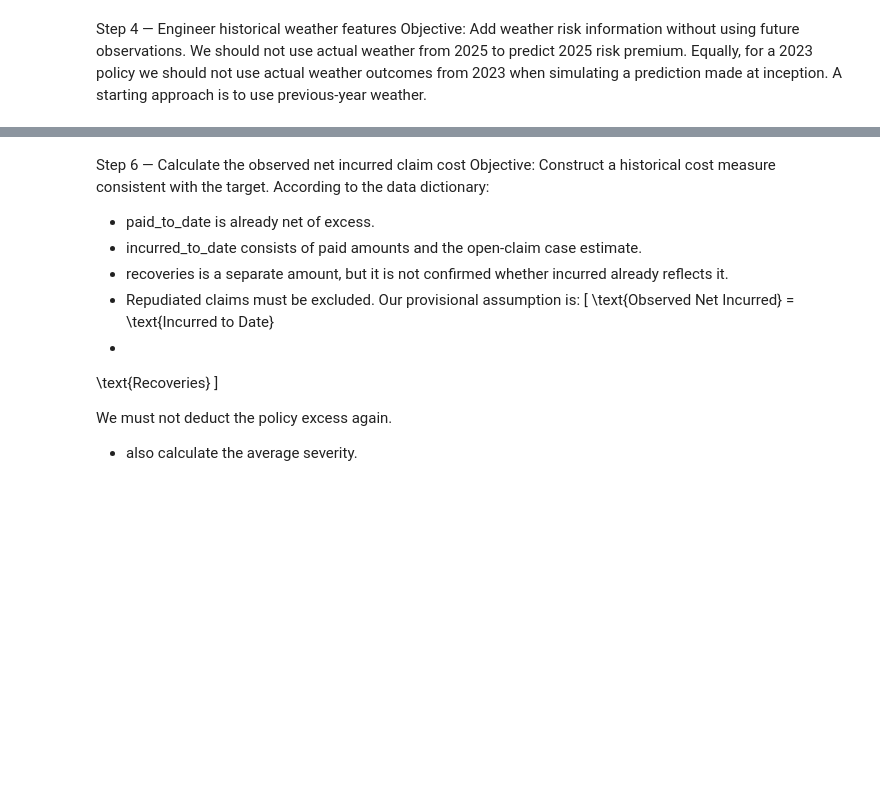
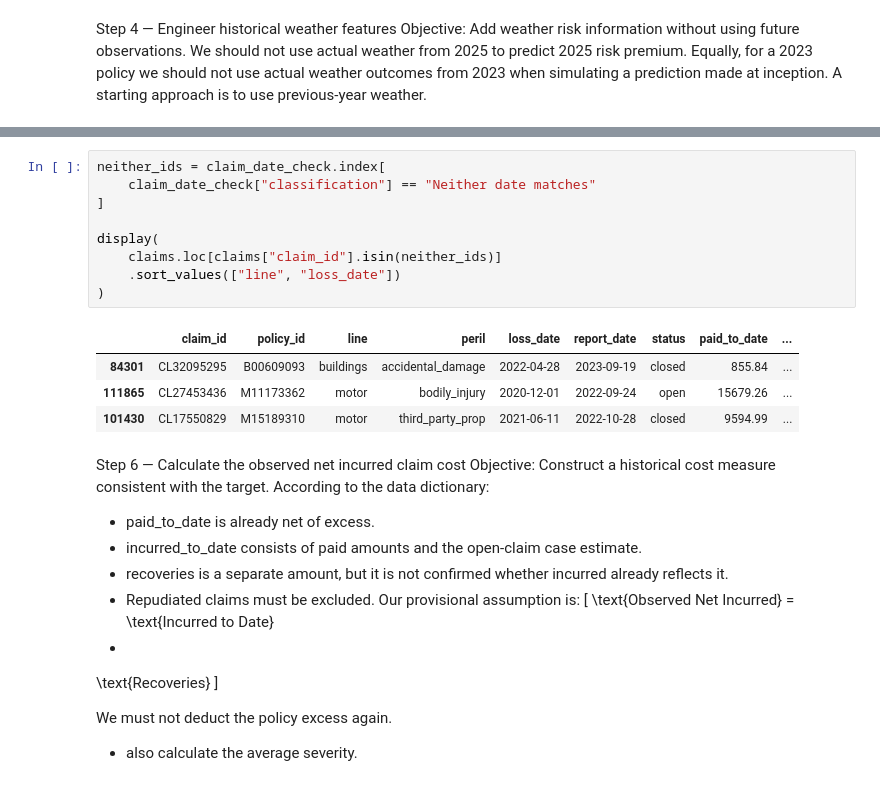
Before and after one commit to sarah-gui/Hackathon2026, a Jupyter notebook: analysis.ipynb, the cells around one changed output, grey strips where cells are left out. Saved outputs shown, nothing was run; the diff lists cells and outputs as text; blank space fills up the shorter version.

```diff
--- a/analysis.ipynb
+++ b/analysis.ipynb
@@ -581,3 +803,17 @@ print(unmatched_claims)
+# %%
+neither_ids = claim_date_check.index[
+    claim_date_check["classification"] == "Neither date matches"
+]
+
+display(
+    claims.loc[claims["claim_id"].isin(neither_ids)]
+    .sort_values(["line", "loss_date"])
+)
+# %% [output]
+|  | claim_id | policy_id | line | peril | loss_date | report_date | status | paid_to_date | ... |
+| 84301 | CL32095295 | B00609093 | buildings | accidental_damage | 2022-04-28 | 2023-09-19 | closed | 855.84 | ... |
+| 111865 | CL27453436 | M11173362 | motor | bodily_injury | 2020-12-01 | 2022-09-24 | open | 15679.26 | ... |
+| 101430 | CL17550829 | M15189310 | motor | third_party_prop | 2021-06-11 | 2022-10-28 | closed | 9594.99 | ... |
 # %% [markdown]
 Step 6 — Calculate the observed net incurred claim cost
 Objective: Construct a historical cost measure consistent with the target.
```
Also changed, not shown: parts of 20 cells of this notebook.
